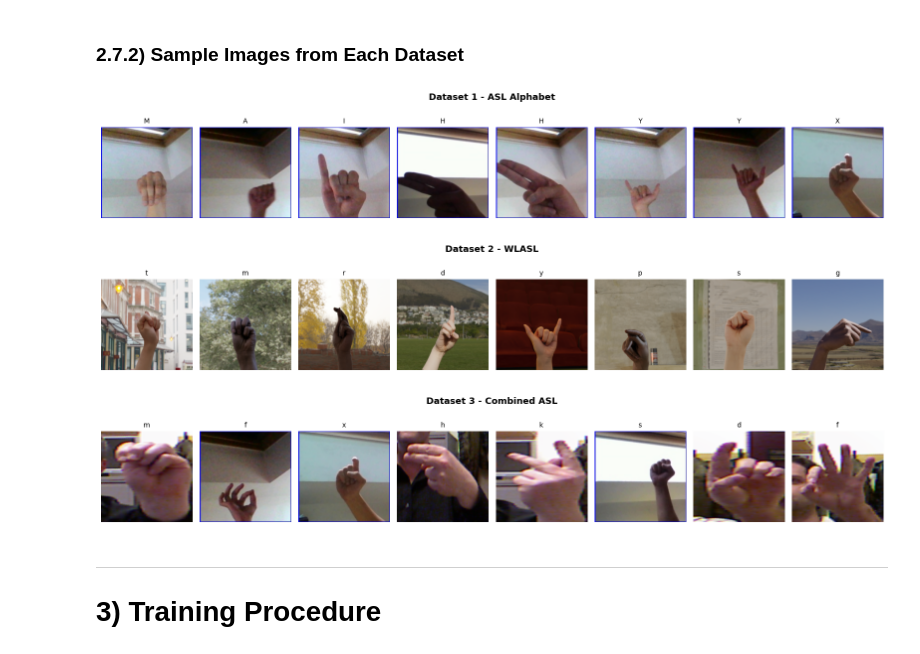
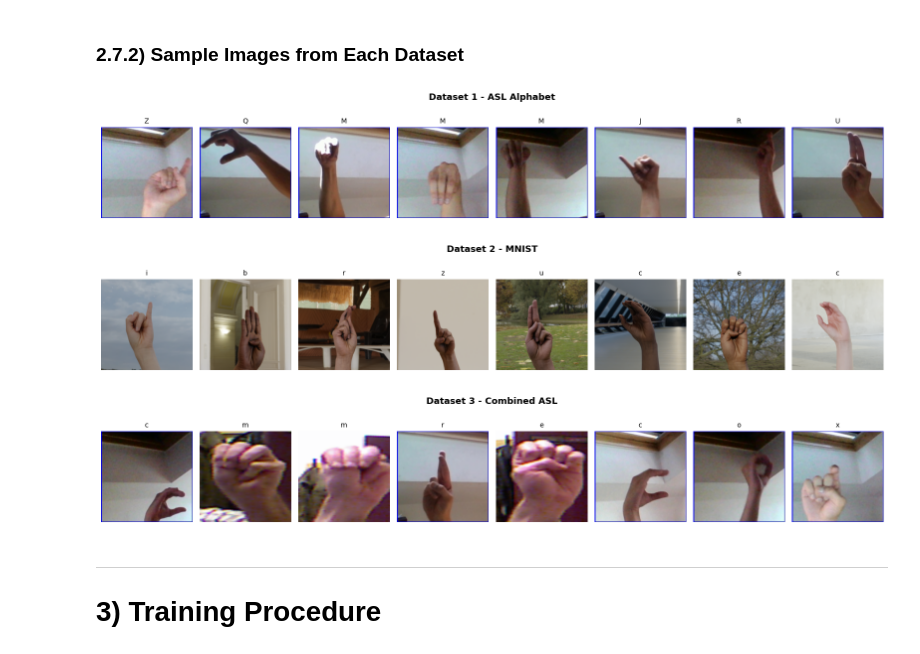
Before and after one commit to RealBJr/sign-language-classifier, a Jupyter notebook: model.ipynb, the cells around one changed output. Cells and saved outputs as stored; diff of their text form; code cells hidden in the pictures.

```diff
--- a/model.ipynb
+++ b/model.ipynb
@@ -671,37 +671,37 @@ import matplotlib.pyplot as plt
 import numpy as np
 import random
 
 def show_samples(dataset, title, num_samples=8):
     """Display a grid of sample images from a dataset."""
     fig, axes = plt.subplots(1, num_samples, figsize=(16, 3))
     fig.suptitle(title, fontsize=13, fontweight='bold')
 
     indices = random.sample(range(len(dataset)), num_samples)
 
     # Inverse normalization to display images properly
     mean = np.array([0.485, 0.456, 0.406])
     std = np.array([0.229, 0.224, 0.225])
 
     for ax, idx in zip(axes, indices):
         img, label = dataset[idx]
         img = img.numpy().transpose(1, 2, 0)  # CHW -> HWC
         img = img * std + mean  # Unnormalize
         img = np.clip(img, 0, 1)
 
         ax.imshow(img)
         ax.set_title(dataset.classes[label], fontsize=10)
         ax.axis('off')
 
     plt.tight_layout()
     plt.show()
 
 show_samples(train_dataset1, 'Dataset 1 - ASL Alphabet')
-show_samples(train_dataset2, 'Dataset 2 - WLASL')
+show_samples(train_dataset2, 'Dataset 2 - MNIST')
 show_samples(train_dataset3, 'Dataset 3 - Combined ASL')
 # %% [output]
-[figure, old version]
+[figure, new version]
-[figure, old version]
+[figure, new version]
-[figure, old version]
+[figure, new version]
 # %% [markdown]
 ---
 # 3) Training Procedure
```
Also changed, not shown: parts of 26 cells of this notebook.
